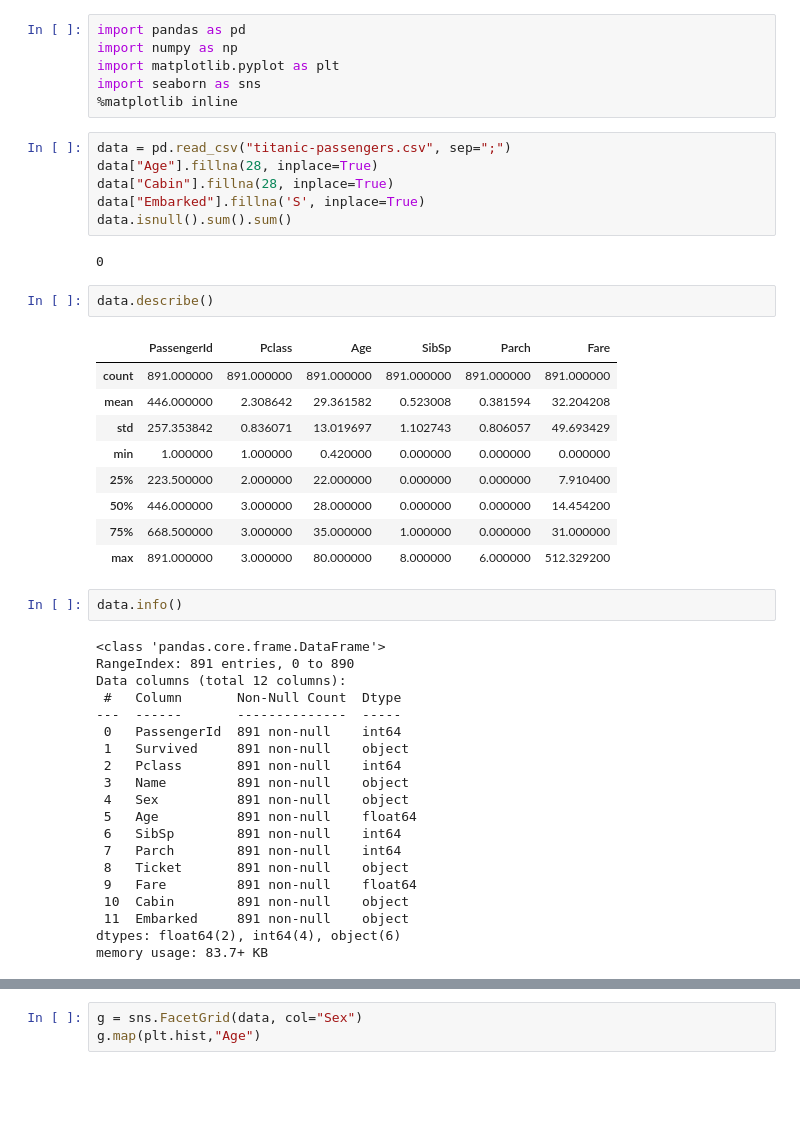
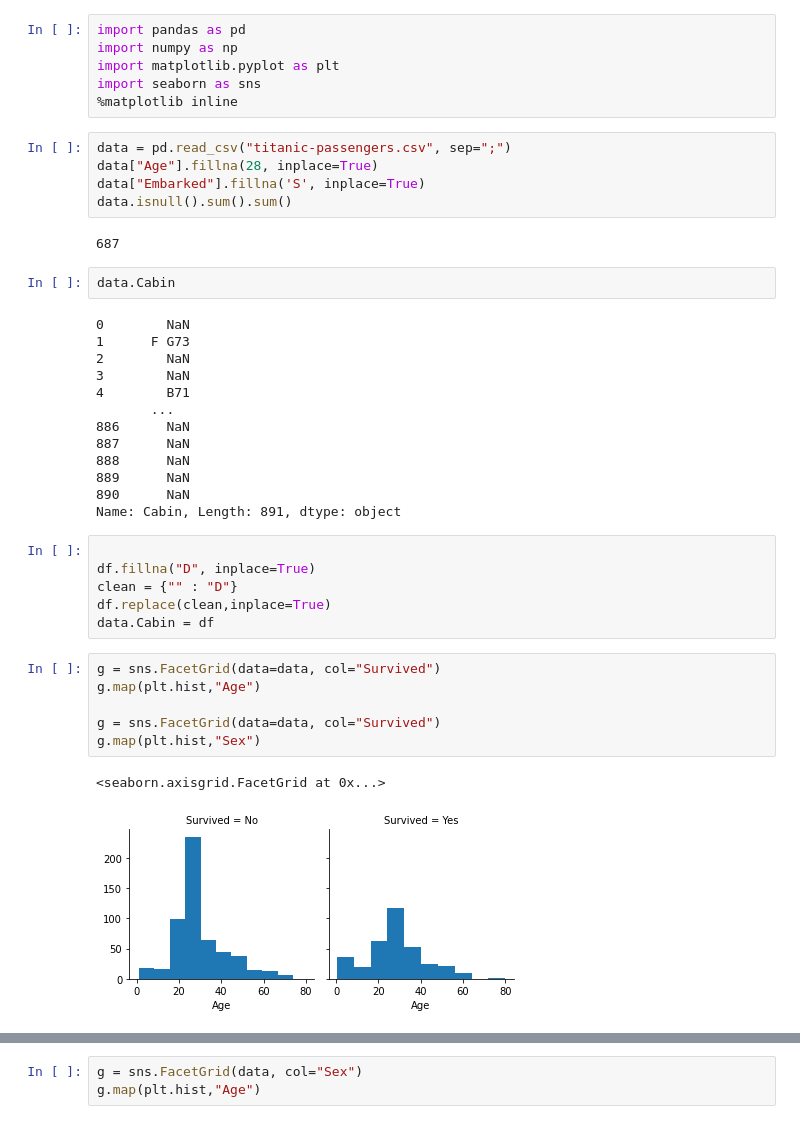
Before and after one commit to isahaji/data_viz, a Jupyter notebook: main.ipynb, the cells around one changed output, grey strips where cells are left out. Cells and saved outputs as stored; diff of their text form; blank space fills up the shorter version.

Commit message:
addef correlation between graphs

```diff
--- a/main.ipynb
+++ b/main.ipynb
@@ -7,42 +7,37 @@ import seaborn as sns
 # %%
 data = pd.read_csv("titanic-passengers.csv", sep=";")
 data["Age"].fillna(28, inplace=True)
-data["Cabin"].fillna(28, inplace=True)
 data["Embarked"].fillna('S', inplace=True)
 data.isnull().sum().sum()
 # %% [output]
-0
+687
 # %%
-data.describe()
+data.Cabin
 # %% [output]
-|  | PassengerId | Pclass | Age | SibSp | Parch | Fare |
-| count | 891.000000 | 891.000000 | 891.000000 | 891.000000 | 891.000000 | 891.000000 |
-| mean | 446.000000 | 2.308642 | 29.361582 | 0.523008 | 0.381594 | 32.204208 |
-| std | 257.353842 | 0.836071 | 13.019697 | 1.102743 | 0.806057 | 49.693429 |
-| min | 1.000000 | 1.000000 | 0.420000 | 0.000000 | 0.000000 | 0.000000 |
-| 25% | 223.500000 | 2.000000 | 22.000000 | 0.000000 | 0.000000 | 7.910400 |
-| 50% | 446.000000 | 3.000000 | 28.000000 | 0.000000 | 0.000000 | 14.454200 |
-| 75% | 668.500000 | 3.000000 | 35.000000 | 1.000000 | 0.000000 | 31.000000 |
-| max | 891.000000 | 3.000000 | 80.000000 | 8.000000 | 6.000000 | 512.329200 |
+0        NaN
+1      F G73
+2        NaN
+3        NaN
+4        B71
+       ...
+886      NaN
+887      NaN
+888      NaN
+889      NaN
+890      NaN
+Name: Cabin, Length: 891, dtype: object
-# %%
-data.info()
-# %% [output]
-<class 'pandas.core.frame.DataFrame'>
-RangeIndex: 891 entries, 0 to 890
-Data columns (total 12 columns):
- #   Column       Non-Null Count  Dtype
----  ------       --------------  -----
- 0   PassengerId  891 non-null    int64
- 1   Survived     891 non-null    object
- 2   Pclass       891 non-null    int64
- 3   Name         891 non-null    object
- 4   Sex          891 non-null    object
- 5   Age          891 non-null    float64
- 6   SibSp        891 non-null    int64
- 7   Parch        891 non-null    int64
- 8   Ticket       891 non-null    object
- 9   Fare         891 non-null    float64
- 10  Cabin        891 non-null    object
- 11  Embarked     891 non-null    object
-dtypes: float64(2), int64(4), object(6)
-memory usage: 83.7+ KB
+# %%
+
+df.fillna("D", inplace=True)
+clean = {"" : "D"}
+df.replace(clean,inplace=True)
+data.Cabin = df
+# %%
+g = sns.FacetGrid(data=data, col="Survived")
+g.map(plt.hist,"Age")
+
+g = sns.FacetGrid(data=data, col="Survived")
+g.map(plt.hist,"Sex")
+# %% [output]
+<seaborn.axisgrid.FacetGrid at 0x...>
+[figure, added]
```
Also changed, not shown: parts of 3 cells of this notebook.
